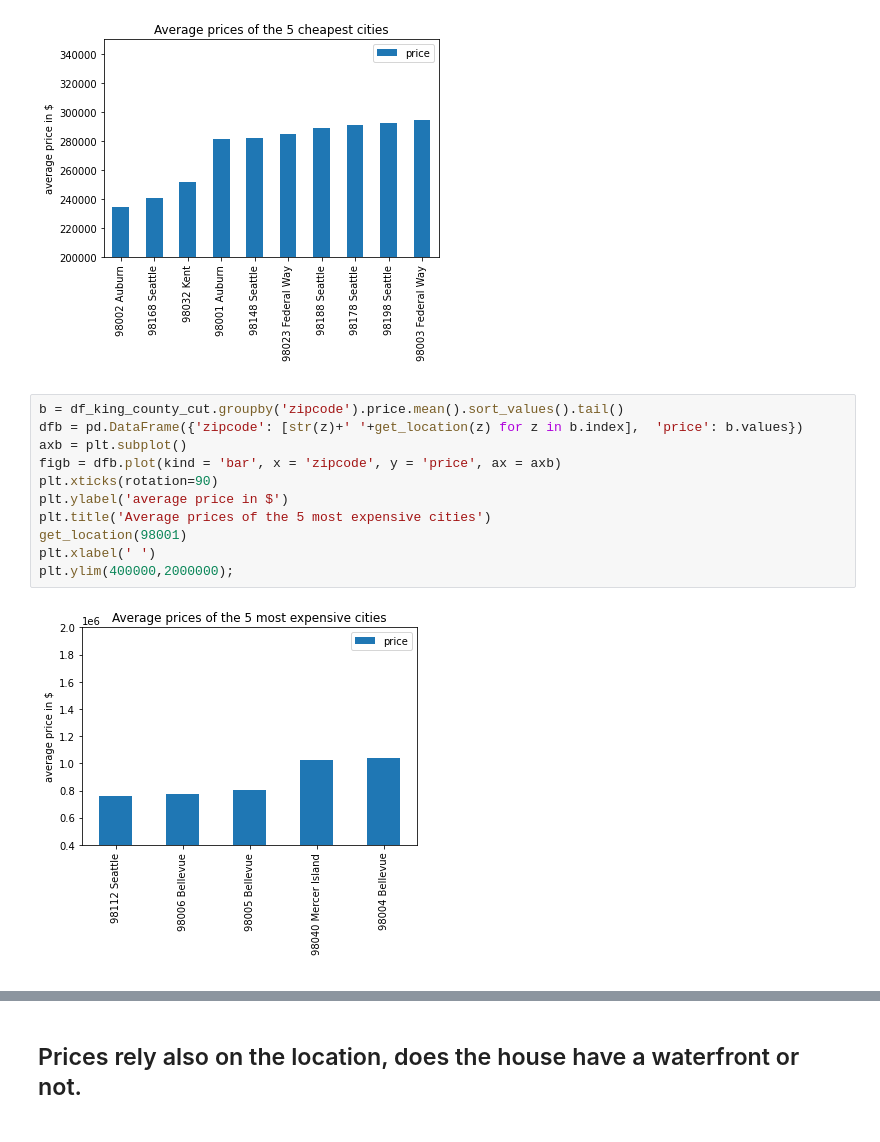
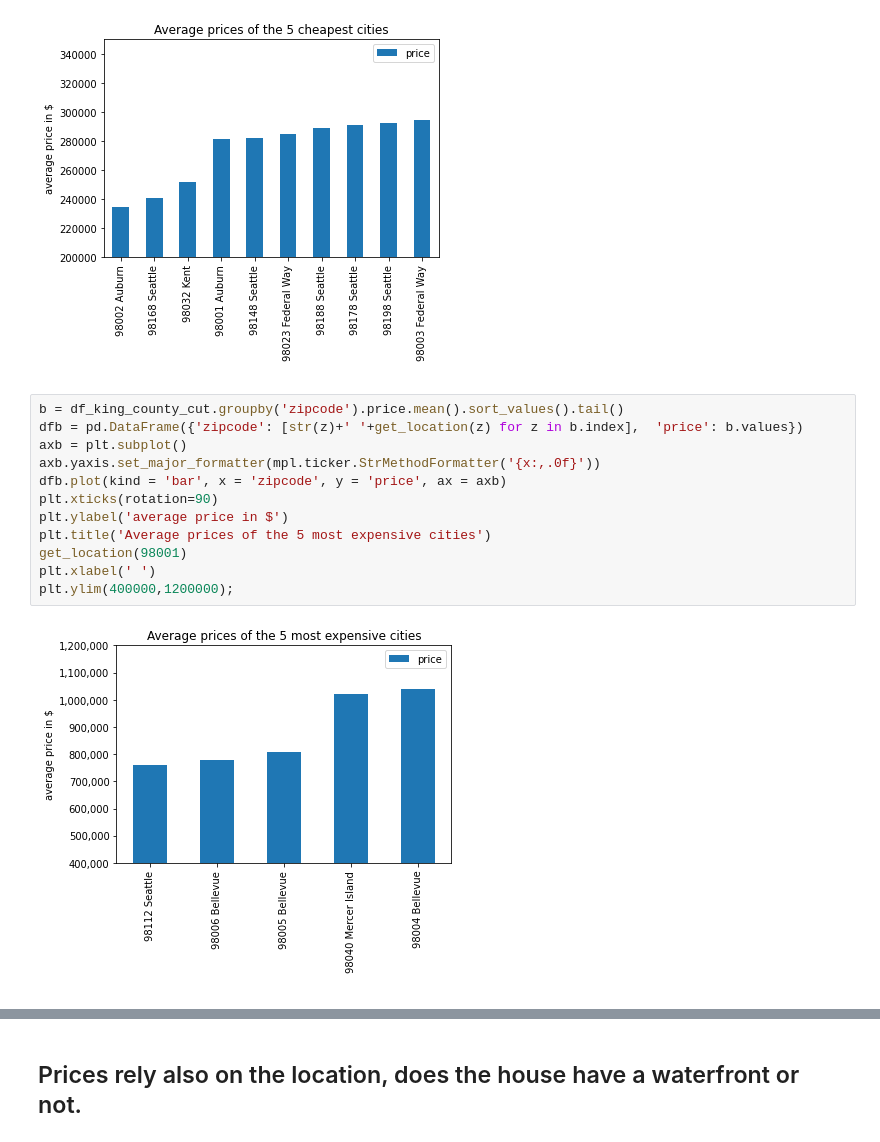
Before and after one commit to christine-berlin/house_price_predictions, a Jupyter notebook: notebooks/EDA.ipynb, the cells around one changed output, grey strips where cells are left out. Saved outputs shown, nothing was run; the diff lists cells and outputs as text.

```diff
--- a/notebooks/EDA.ipynb
+++ b/notebooks/EDA.ipynb
@@ -539,13 +550,14 @@ plt.xlabel(' ');
 # %%
 b = df_king_county_cut.groupby('zipcode').price.mean().sort_values().tail()
 dfb = pd.DataFrame({'zipcode': [str(z)+' '+get_location(z) for z in b.index],  'price': b.values})
 axb = plt.subplot()
-figb = dfb.plot(kind = 'bar', x = 'zipcode', y = 'price', ax = axb)
+axb.yaxis.set_major_formatter(mpl.ticker.StrMethodFormatter('{x:,.0f}'))
+dfb.plot(kind = 'bar', x = 'zipcode', y = 'price', ax = axb)
 plt.xticks(rotation=90)
 plt.ylabel('average price in $')
 plt.title('Average prices of the 5 most expensive cities')
 get_location(98001)
 plt.xlabel(' ')
-plt.ylim(400000,2000000);
+plt.ylim(400000,1200000);
 # %% [output]
-[figure, old version]
+[figure, new version]
```
Also changed, not shown: parts of 24 cells of this notebook.
